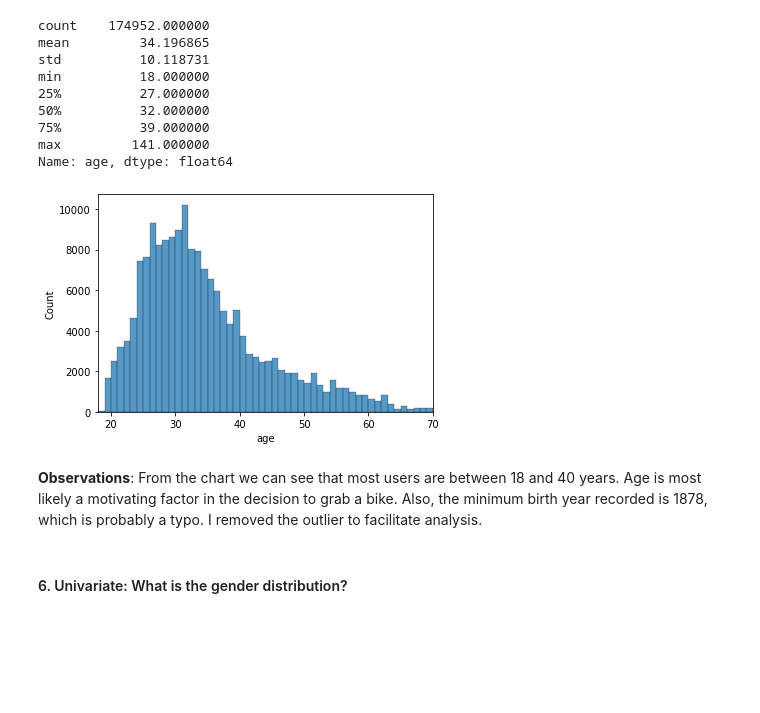
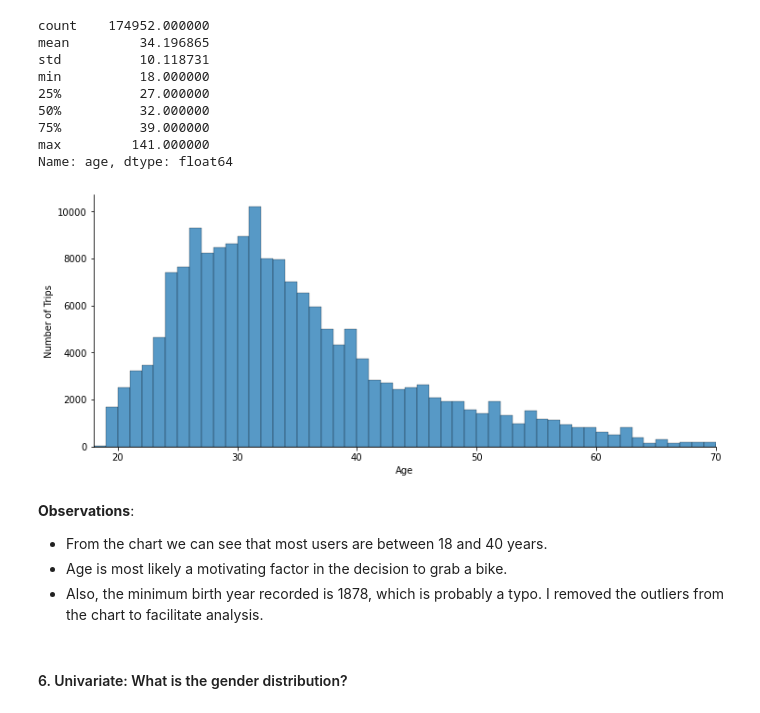
Before and after one commit to tharcyla/communicate-data-findings, a Jupyter notebook: Part_I_Exploration.ipynb, the cells around one changed output. Cells and saved outputs as stored; diff of their text form; code cells hidden in the pictures; blank space fills up the shorter version.

```diff
--- a/Part_I_Exploration.ipynb
+++ b/Part_I_Exploration.ipynb
@@ -67,6 +64,9 @@ memory usage: 22.4+ MB
 # %%
 # drop nulls in place
 df.dropna(inplace=True)
+# %%
+# reset index
+df = df.reset_index(drop=True)
 # %%
 # check to see if it worked
 df.info()
@@ -148,7 +148,7 @@ array(['Male', 'Other', 'Female'], dtype=object)
 # turn member_gender into a categorical variable
 
 # list of genders available in the dataset
-genders = ['Male', 'Other', 'Female']
+genders = ['Female', 'Male', 'Other']
 
 # create categorical variable with the list
 cat_genders = pd.api.types.CategoricalDtype(ordered=False, categories=genders)
@@ -577,13 +613,20 @@ min          18.000000
 max         141.000000
 Name: age, dtype: float64
 # %%
-bins = np.arange(0, df['age'].max()+1, 1)
+bins = np.arange(18, df['age'].max()+1, 1)
 sns.histplot(data=df, x='age', color=base_color, bins=bins)
-plt.xlim(18,70);
+sns.despine()
+plt.xlim(18,70)
+plt.xlabel('Age')
+plt.ylabel('Number of Trips')
+plt.gcf().set_size_inches(12,5);
 # %% [output]
-[figure, old version]
+[figure, new version]
 # %% [markdown]
-**Observations**: From the chart we can see that most users are between 18 and 40 years. Age is most likely a motivating factor in the decision to grab a bike. Also, the minimum birth year recorded is 1878, which is probably a typo. I removed the outlier to facilitate analysis.
+**Observations**:
+- From the chart we can see that most users are between 18 and 40 years.
+- Age is most likely a motivating factor in the decision to grab a bike.
+- Also, the minimum birth year recorded is 1878, which is probably a typo. I removed the outliers from the chart to facilitate analysis.
 # %% [markdown]
 #### 6. Univariate: What is the gender distribution?
 # %%
```
Also changed, not shown: parts of 128 cells of this notebook.
